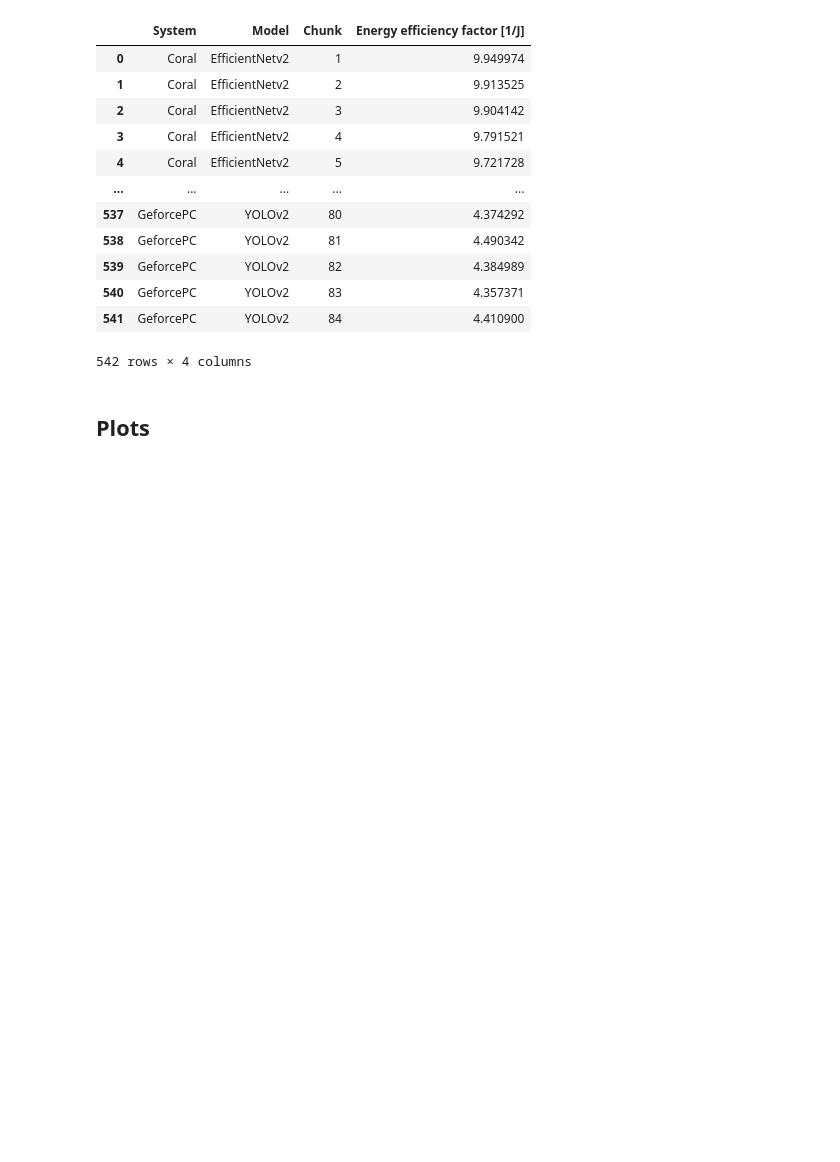
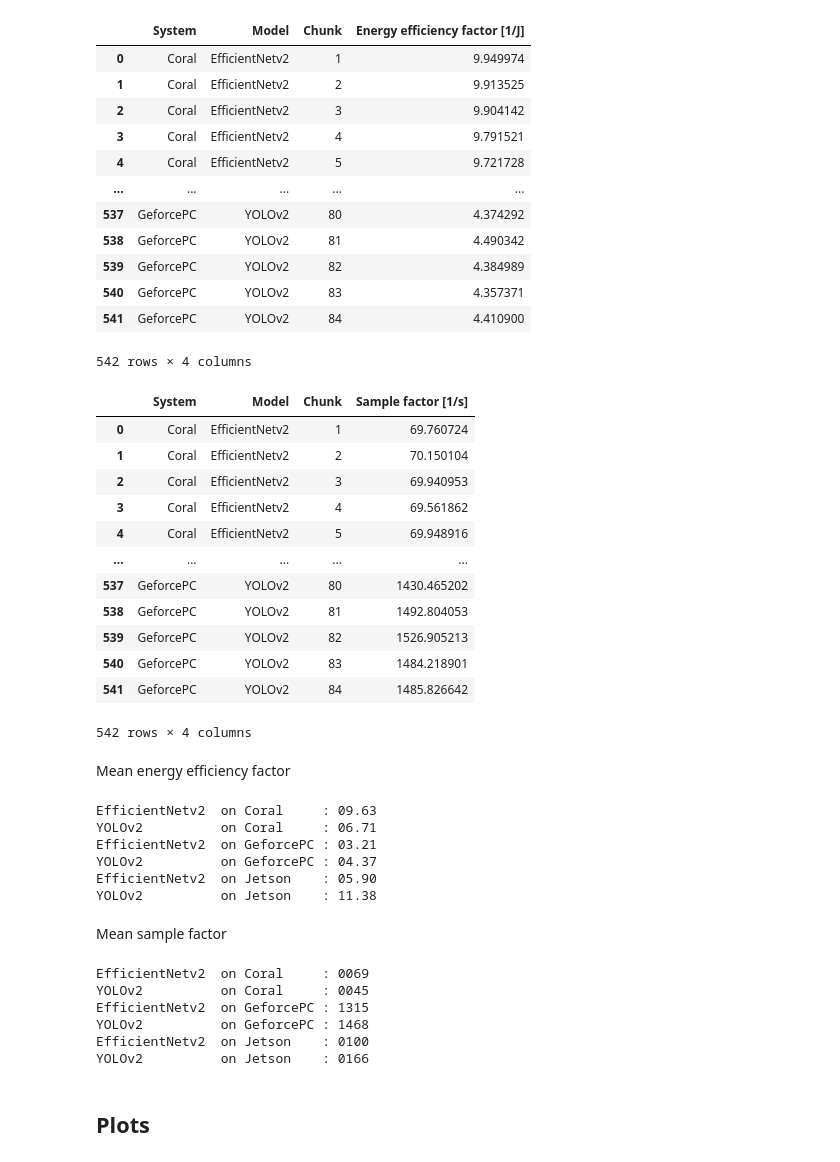
Before and after one commit to ykgmfq/gsmm_ai, a Jupyter notebook: eval.ipynb, the cells around one changed output. Saved outputs shown, nothing was run; the diff lists cells and outputs as text; code cells hidden in the pictures; blank space fills up the shorter version.

Commit message:
Print mean factors

```diff
--- a/eval.ipynb
+++ b/eval.ipynb
@@ -137,6 +137,54 @@ ee_f
 | 540 | GeforcePC | YOLOv2 | 83 | 4.357371 |
 | 541 | GeforcePC | YOLOv2 | 84 | 4.410900 |
 542 rows × 4 columns
+# %%
+sample_f
+# %% [output]
+|  | System | Model | Chunk | Sample factor [1/s] |
+| 0 | Coral | EfficientNetv2 | 1 | 69.760724 |
+| 1 | Coral | EfficientNetv2 | 2 | 70.150104 |
+| 2 | Coral | EfficientNetv2 | 3 | 69.940953 |
+| 3 | Coral | EfficientNetv2 | 4 | 69.561862 |
+| 4 | Coral | EfficientNetv2 | 5 | 69.948916 |
+| ... | ... | ... | ... | ... |
+| 537 | GeforcePC | YOLOv2 | 80 | 1430.465202 |
+| 538 | GeforcePC | YOLOv2 | 81 | 1492.804053 |
+| 539 | GeforcePC | YOLOv2 | 82 | 1526.905213 |
+| 540 | GeforcePC | YOLOv2 | 83 | 1484.218901 |
+| 541 | GeforcePC | YOLOv2 | 84 | 1485.826642 |
+542 rows × 4 columns
+# %% [markdown]
+Mean energy efficiency factor
+# %%
+for sys, sysdata in ee_f.groupby("System"):
+    for model, modeldata in sysdata.groupby("Model"):
+        mean=modeldata["Energy efficiency factor [1/J]"].mean()
+        print(
+            f"{model:15} on {sys:10}: {mean:05.2f}"
+        )
+# %% [output]
+EfficientNetv2  on Coral     : 09.63
+YOLOv2          on Coral     : 06.71
+EfficientNetv2  on GeforcePC : 03.21
+YOLOv2          on GeforcePC : 04.37
+EfficientNetv2  on Jetson    : 05.90
+YOLOv2          on Jetson    : 11.38
+# %% [markdown]
+Mean sample factor
+# %%
+for sys, sysdata in sample_f.groupby("System"):
+    for model, modeldata in sysdata.groupby("Model"):
+        mean=modeldata["Sample factor [1/s]"].mean()
+        print(
+            f"{model:15} on {sys:10}: {mean:04.0f}"
+        )
+# %% [output]
+EfficientNetv2  on Coral     : 0069
+YOLOv2          on Coral     : 0045
+EfficientNetv2  on GeforcePC : 1315
+YOLOv2          on GeforcePC : 1468
+EfficientNetv2  on Jetson    : 0100
+YOLOv2          on Jetson    : 0166
 # %% [markdown]
 ## Plots
 # %% [markdown]
```
